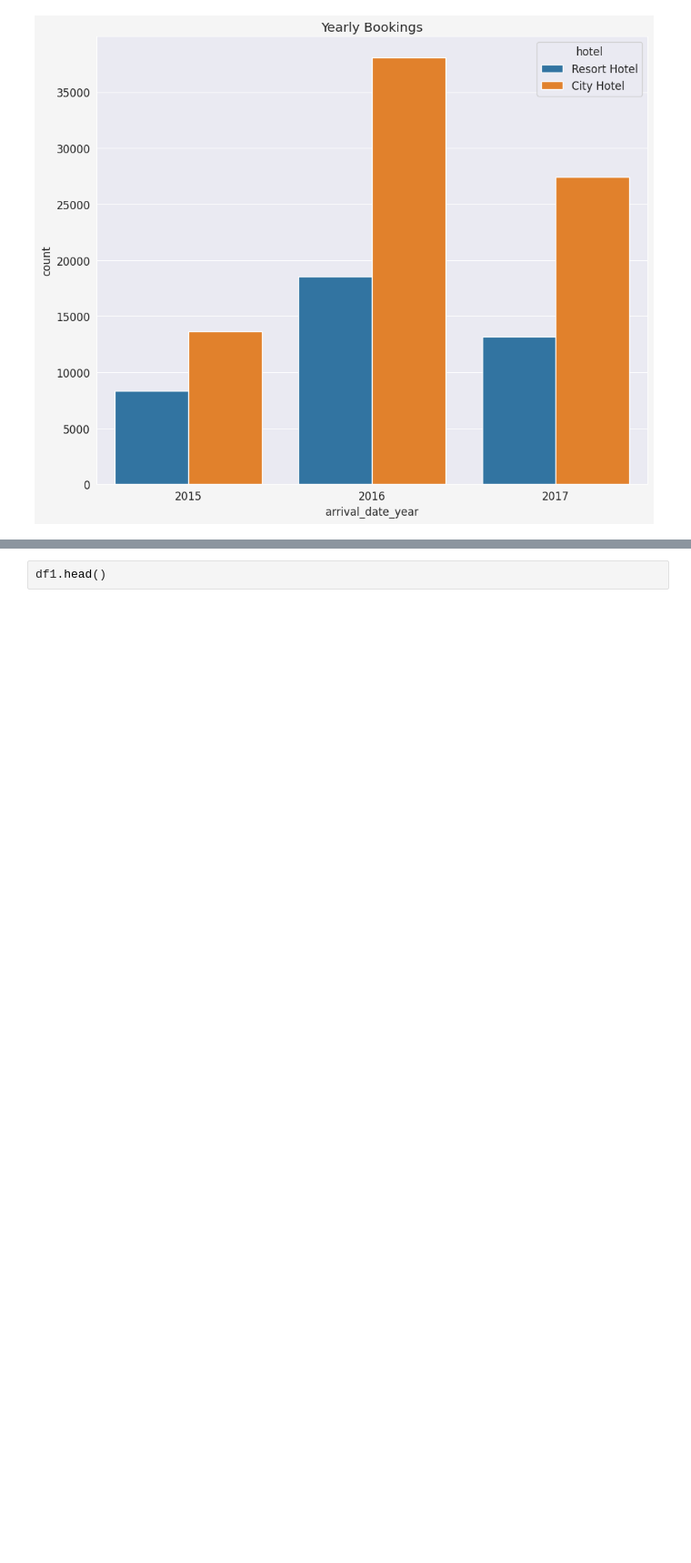
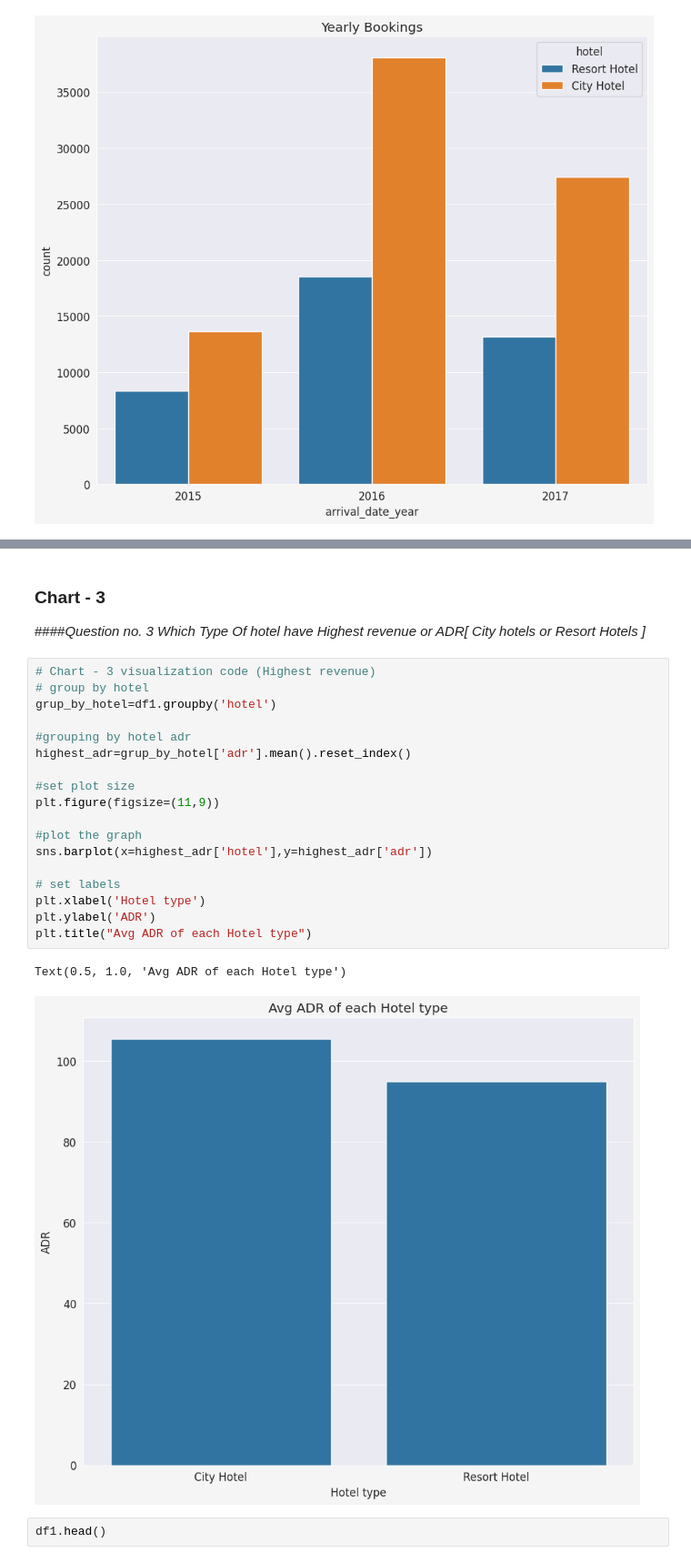
Before and after one commit to vaishnaviPatil1111/Python, a Jupyter notebook: EDA_Hotel_Booking_Project.ipynb, the cells around one changed output, grey strips where cells are left out. Shown at 91% size. Drawn from its saved outputs; the diff is of its cells as text; blank space fills up the shorter version.

```diff
--- a/EDA_Hotel_Booking_Project.ipynb
+++ b/EDA_Hotel_Booking_Project.ipynb
@@ -464,3 +480,27 @@ Text(0.5, 1.0, 'Yearly Bookings')
+# %% [markdown]
+### Chart - 3
+####*Question no. 3 Which Type Of hotel have Highest revenue or ADR[ City hotels or Resort Hotels ]*
+# %%
+# Chart - 3 visualization code (Highest revenue)
+# group by hotel
+grup_by_hotel=df1.groupby('hotel')
+
+#grouping by hotel adr
+highest_adr=grup_by_hotel['adr'].mean().reset_index()
+
+#set plot size
+plt.figure(figsize=(11,9))
+
+#plot the graph
+sns.barplot(x=highest_adr['hotel'],y=highest_adr['adr'])
+
+# set labels
+plt.xlabel('Hotel type')
+plt.ylabel('ADR')
+plt.title("Avg ADR of each Hotel type")
+# %% [output]
+Text(0.5, 1.0, 'Avg ADR of each Hotel type')
+[figure, added]
 # %%
 df1.head()
 # %% [output]
```
Also changed, not shown: parts of 1 cell of this notebook.
